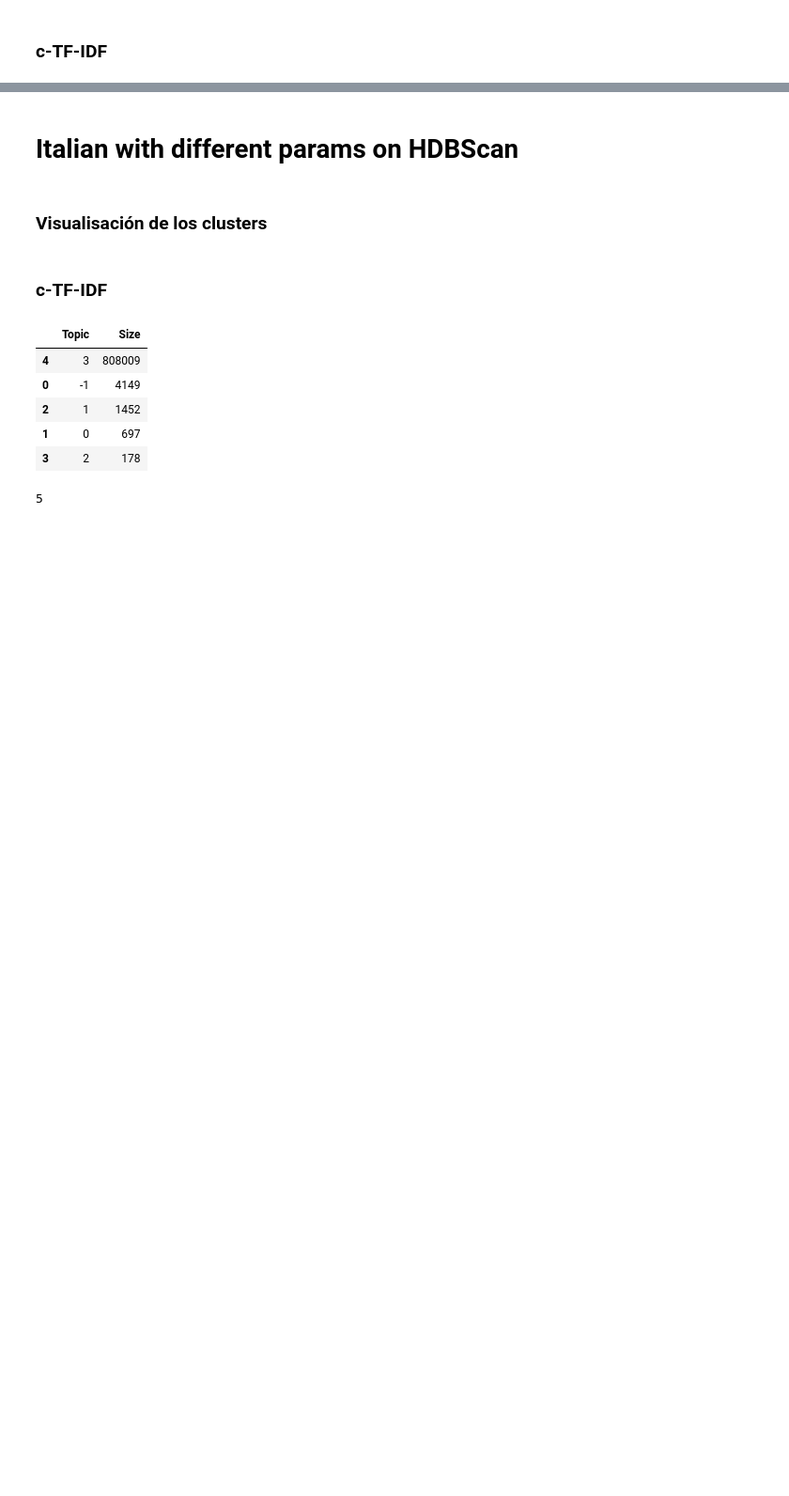
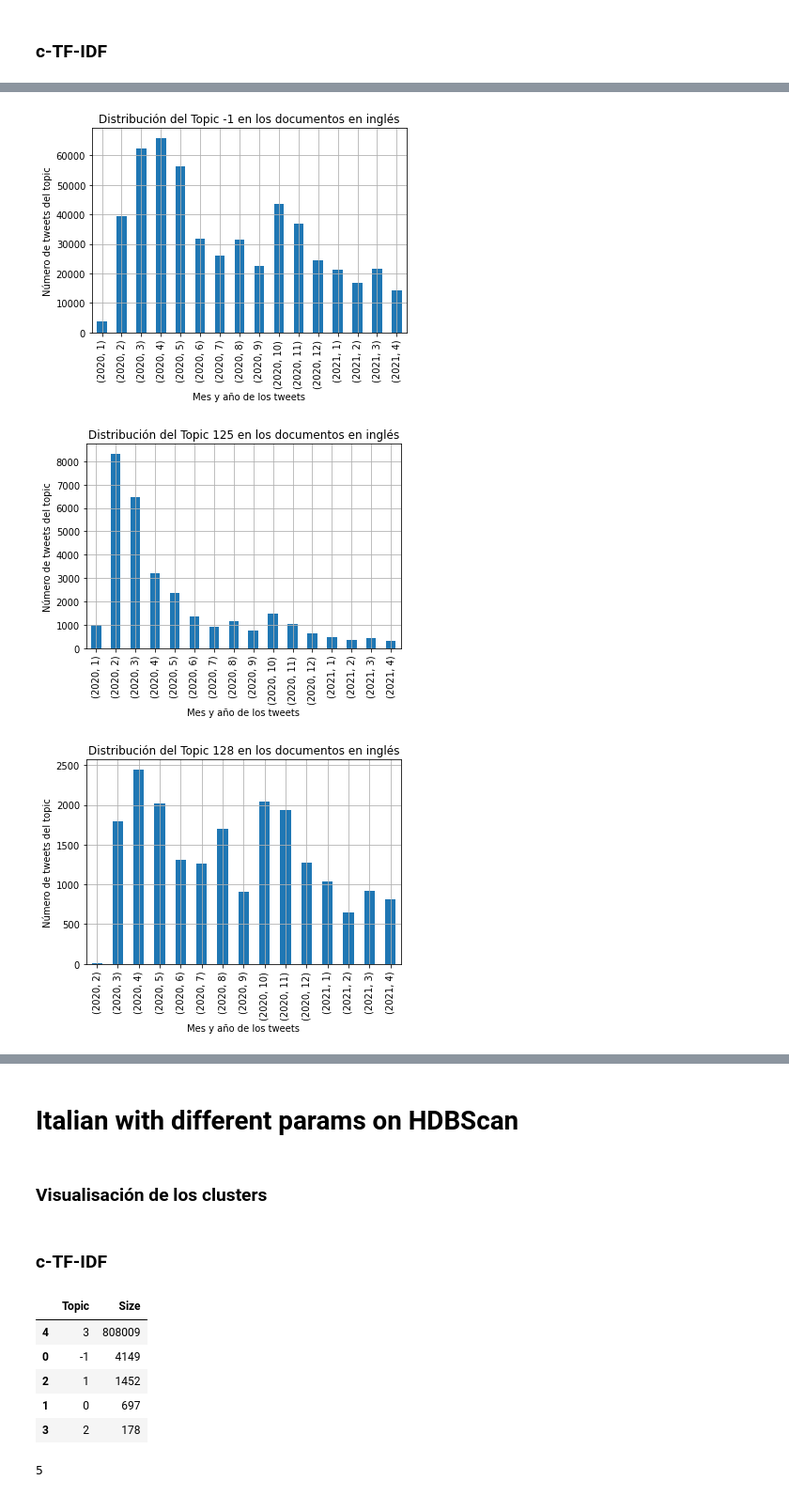
Before and after one commit to imsarmiento/NLP_202110, a Jupyter notebook: Stage2/topics_italian_v2.ipynb, the cells around one changed output, grey strips where cells are left out. Shown at 94% size. Cells and saved outputs as stored; diff of their text form; code cells hidden in the pictures; blank space fills up the shorter version.

```diff
--- a/Stage2/topics_italian_v2.ipynb
+++ b/Stage2/topics_italian_v2.ipynb
@@ -171,18 +177,24 @@ Topic #290:
 # %%
 import matplotlib.pyplot as plt
 from datetime import datetime
 
 
 text_raw_df['dates'] =  text_raw_df['publication_date'].apply(lambda x:  datetime.fromtimestamp(x))
 text_raw_df['Topic'] = cluster.labels_
-text_raw_df
 
-
+i = 0
 for num_topic in topic_sizes['Topic']:
     ax = text_raw_df.groupby([text_raw_df['Topic'], text_raw_df['dates'].dt.year, text_raw_df['dates'].dt.month]).count()['id'][num_topic].plot(kind="bar") #Imprime el topic cero
     ax.grid(b=True, axis='both')
     #print(type(ax))
     ax.set_title('Distribución del Topic ' + str(num_topic) + ' en los documentos en inglés')
     ax.set_xlabel('Mes y año de los tweets')
     ax.set_ylabel('Número de tweets del topic')
     plt.show()
+    i = i+1
+    if (i>10):
+        break
+# %% [output]
+[figure, added]
+[figure, added]
+[figure, added]
```
Also changed, not shown: parts of 9 cells of this notebook, 1 other file.
